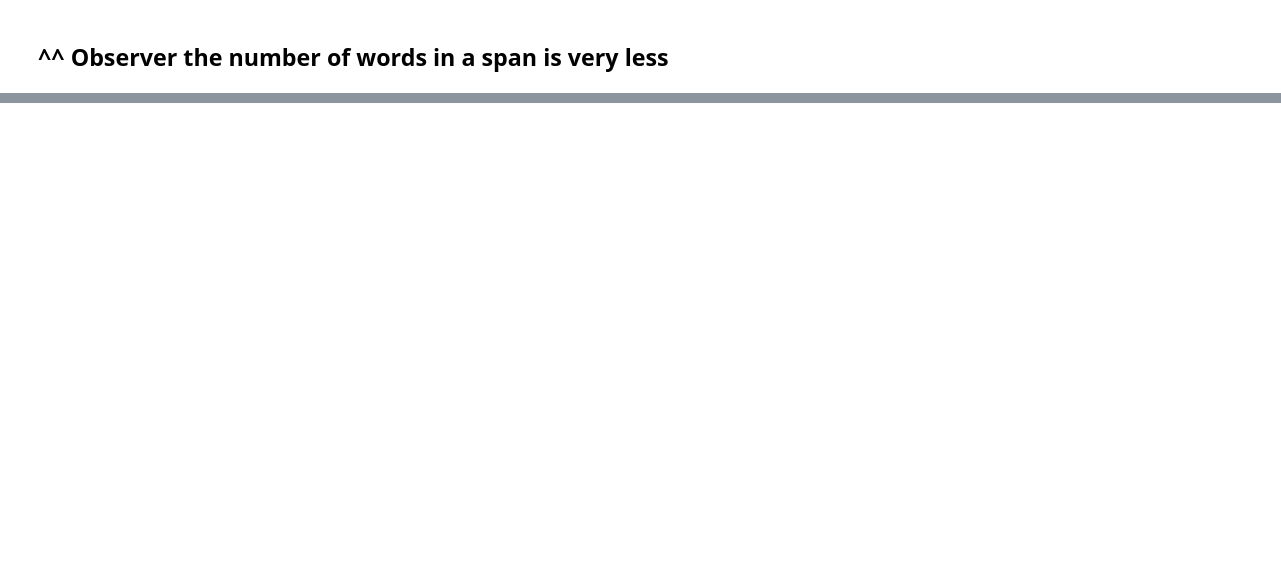
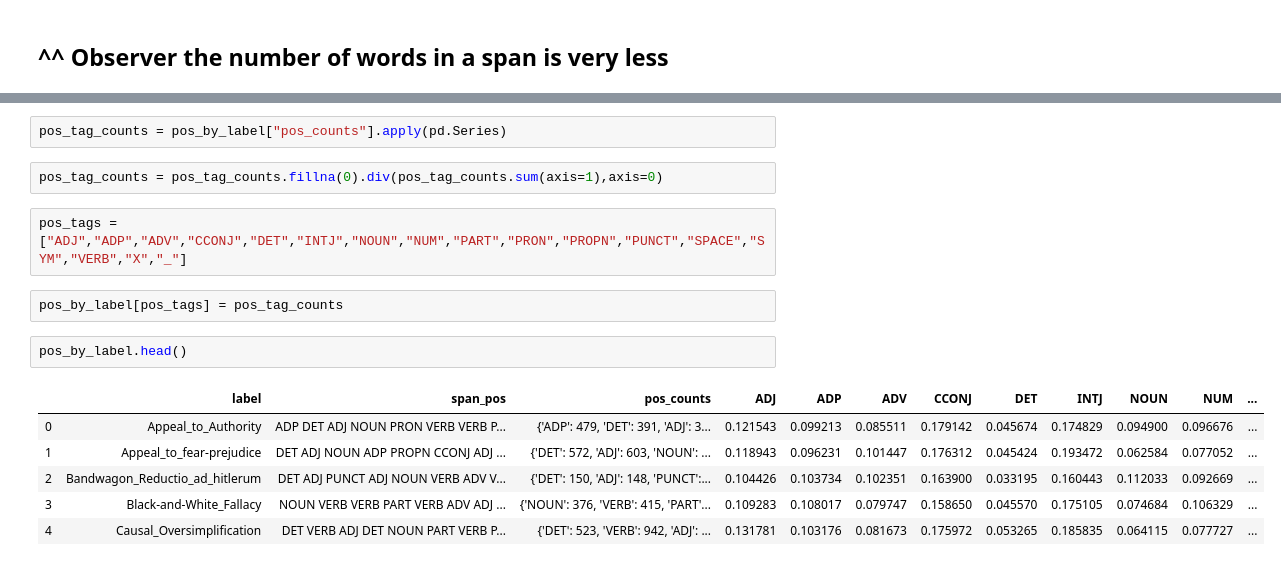
Before and after one commit to oneraghavan/semeval2020, a Jupyter notebook: task11/notebooks/EDA1_raghavan.ipynb, the cells around one changed output, grey strips where cells are left out. Drawn from its saved outputs; the diff is of its cells as text; blank space fills up the shorter version.

```diff
--- a/task11/notebooks/EDA1_raghavan.ipynb
+++ b/task11/notebooks/EDA1_raghavan.ipynb
@@ -72,0 +136,17 @@ sns.countplot(pd.cut(x=article_with_label.num_words_per_span,bins=[0,5,10,25,150
+# %%
+pos_tag_counts = pos_by_label["pos_counts"].apply(pd.Series)
+# %%
+pos_tag_counts = pos_tag_counts.fillna(0).div(pos_tag_counts.sum(axis=1),axis=0)
+# %%
+pos_tags = ["ADJ","ADP","ADV","CCONJ","DET","INTJ","NOUN","NUM","PART","PRON","PROPN","PUNCT","SPACE","SYM","VERB","X","_"]
+# %%
+pos_by_label[pos_tags] = pos_tag_counts
+# %%
+pos_by_label.head()
+# %% [output]
+|  | label | span_pos | pos_counts | ADJ | ADP | ADV | CCONJ | DET | INTJ | NOUN | NUM | ... |
+| 0 | Appeal_to_Authority | ADP DET ADJ NOUN PRON VERB VERB P... | {'ADP': 479, 'DET': 391, 'ADJ': 3... | 0.121543 | 0.099213 | 0.085511 | 0.179142 | 0.045674 | 0.174829 | 0.094900 | 0.096676 | ... |
+| 1 | Appeal_to_fear-prejudice | DET ADJ NOUN ADP PROPN CCONJ ADJ ... | {'DET': 572, 'ADJ': 603, 'NOUN': ... | 0.118943 | 0.096231 | 0.101447 | 0.176312 | 0.045424 | 0.193472 | 0.062584 | 0.077052 | ... |
+| 2 | Bandwagon_Reductio_ad_hitlerum | DET ADJ PUNCT ADJ NOUN VERB ADV V... | {'DET': 150, 'ADJ': 148, 'PUNCT':... | 0.104426 | 0.103734 | 0.102351 | 0.163900 | 0.033195 | 0.160443 | 0.112033 | 0.092669 | ... |
+| 3 | Black-and-White_Fallacy | NOUN VERB VERB PART VERB ADV ADJ ... | {'NOUN': 376, 'VERB': 415, 'PART'... | 0.109283 | 0.108017 | 0.079747 | 0.158650 | 0.045570 | 0.175105 | 0.074684 | 0.106329 | ... |
+| 4 | Causal_Oversimplification | DET VERB ADJ DET NOUN PART VERB P... | {'DET': 523, 'VERB': 942, 'ADJ': ... | 0.131781 | 0.103176 | 0.081673 | 0.175972 | 0.053265 | 0.185835 | 0.064115 | 0.077727 | ... |
```
Also changed, not shown: parts of 19 cells of this notebook, 1 other file.
